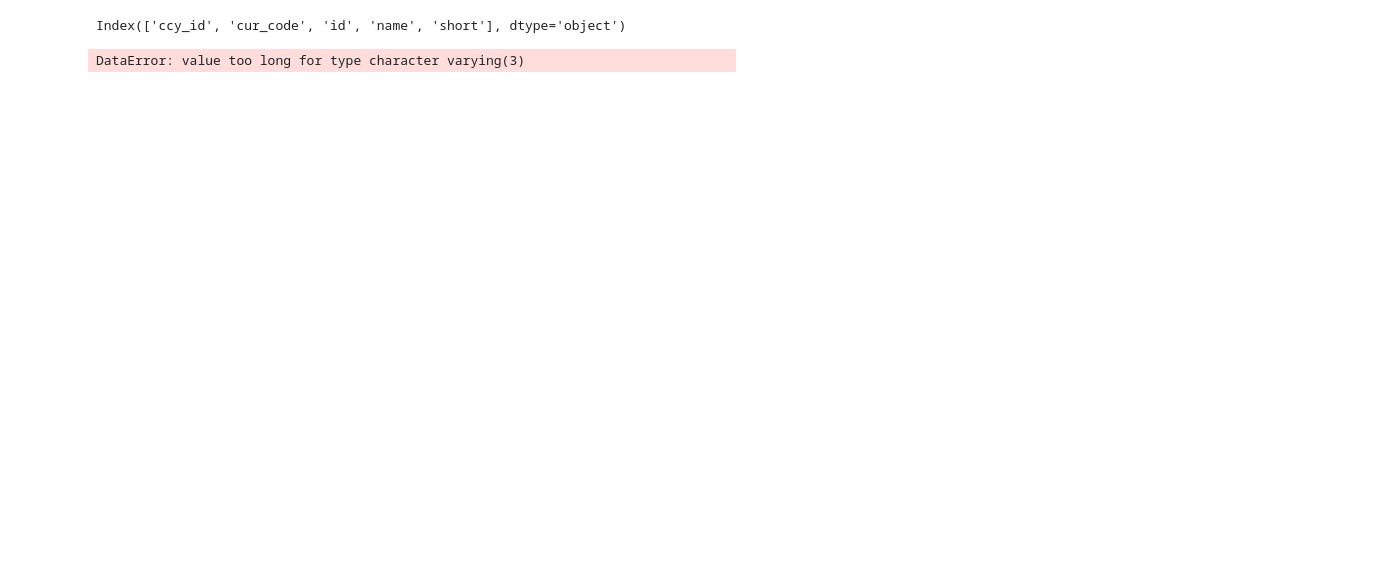
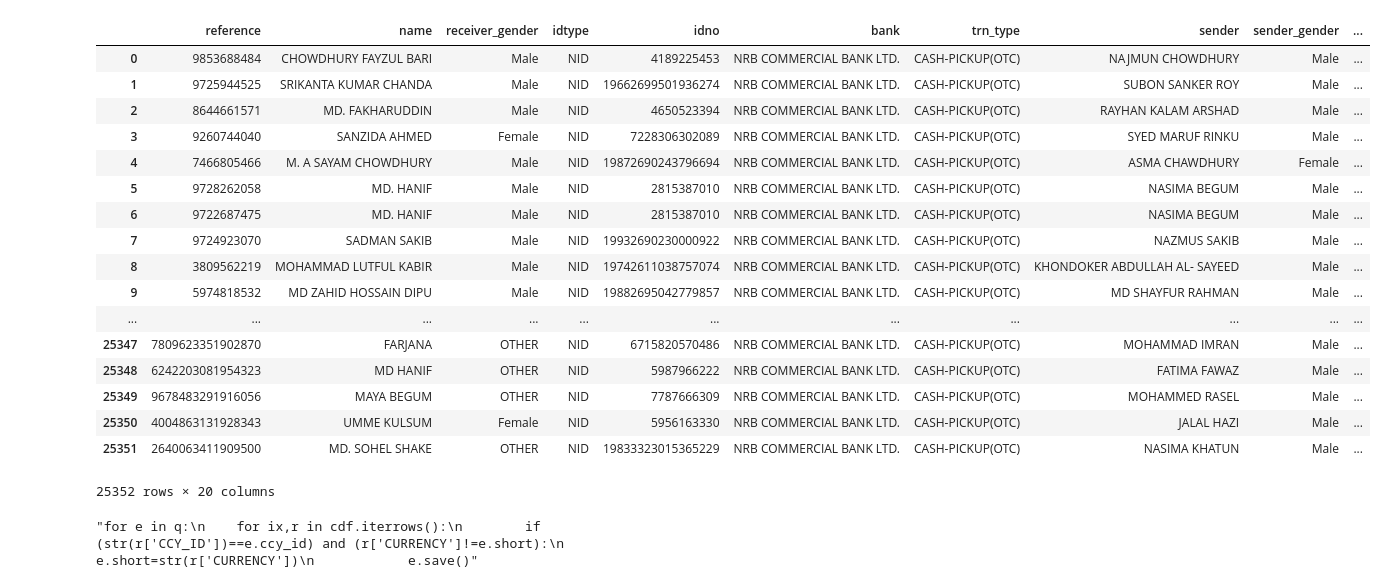
Before and after one commit to navid-rida/remmittance-app, a Jupyter notebook: Untitled.ipynb, the cells around one changed output. Cells and saved outputs as stored; diff of their text form; code cells hidden in the pictures; blank space fills up the shorter version.

```diff
--- a/Untitled.ipynb
+++ b/Untitled.ipynb
@@ -75,14 +103,17 @@ receiver_df = qset_to_df(Receiver.objects.filter(remmit__in=qset).distinct())
 e_df = qset_to_df(ExchangeHouse.objects.filter(remmit__in=qset).distinct())
 country_df = qset_to_df(Country.objects.filter(remmit__in=qset).distinct())
 currency_qset = Currency.objects.filter(remmit__in=qset).distinct()
-#rate_qset = Rate.objects.filter(currency__in=currency_qset)
 currency_df = qset_to_df(currency_qset)
-#rate_df = qset_to_df(rate_qset)
+rate_qset = Rate.objects.filter(currency__in=currency_qset)
+rate_df = qset_to_df(rate_qset)
+usd_rate = qset_to_df(Rate.objects.filter(currency__short= 'USD').filter(date__lte=timezone.now().date()))['rate'].values[0]
+
+#usd_df = qset_to_df(Rate.objects.filter(currency__short= 'USD').filter(date))
 #rate_df['date'] = pd.to_datetime(rate_df['date']).dt.date
-#usd_df = qset_to_df(Rate.objects.filter(currency__short= 'USD'))
 
-#cashin_qset = CashIncentive.objects.filter(remittance__in=qset).distinct()
-#cashin_df = qset_to_df(cashin_qset)
+
+cashin_qset = CashIncentive.objects.filter(remittance__in=qset, entry_category='P').distinct()
+cashin_df = qset_to_df(cashin_qset)
 
 df = pd.merge(receiver_df, remit_df, how = 'outer', left_on='id', right_on='receiver_id', suffixes=('_receiver', '_remittance'))
 df['receiver_gender'] = df['gender'].apply(gender_abbr)
@@ -100,31 +131,54 @@ df = df.merge(e_df, how = 'outer', left_on='exchange_id', right_on='id',suffixes
 df['date_sending'] = pd.to_datetime(df['date_sending']).dt.strftime("%d-%b-%Y").str.upper()
 
 df = df.merge(currency_df, how = 'outer', left_on='currency_id', right_on='id', suffixes=('', '_currency'))
-#df = df.merge(cashin_df, how = 'left', left_on='id_remittance', right_on='remittance_id', suffixes=('', '_cashin')) if not cashin_df.empty else df
+
+df = df.merge(rate_df, how = 'left', left_on = ['id_currency','date_create'], right_on=['currency_id','date'], suffixes=('','_rate'))
+
+#df['amt_bdt'] = df.apply(lambda x: x['amount'] if x['short']=='BDT' else Decimal(x['amount'])*Decimal(x['rate']), axis=1)
+df['amt_bdt'] = df.apply(lambda x: Decimal(x['amount']) * Decimal(x['rate']) if x['rate']!=None else None, axis=1)
+df['amt_usd'] = df['amt_bdt']/get_usd_rate()
+
+df = df.merge(cashin_df, how = 'left', left_on='id_remittance', right_on='remittance_id', suffixes=('', '_cashin')) if not cashin_df.empty else df
+df['date_cash_incentive_paid_cashin'] = pd.to_datetime(df['date_cash_incentive_paid_cashin']).dt.strftime("%d-%b-%Y").str.upper()
 #df = df[df['entry_category_cashin']]
 
 
 
-#df = df.merge(rate_df, how = 'left', left_on = ['id_currency','date_create'], right_on=['currency_id','date'], suffixes=('','_rate'))
 #df = df.merge(usd_df, how = 'left', left_on = 'date_create', right_on='date', suffixes=('','_usd'))
 
 
 
 #df['date_cash_incentive_paid_cashin'] = df['date_cash_incentive_paid_cashin'].dt.date.strftime("%d-%b-%Y").str.upper() if not cashin_df.empty else 'None'
 #df['exc_rate'] = Decimal(80.24)
-#df['amt_bdt'] = df.apply(lambda x: x['amount'] if x['short']=='BDT' else Decimal(x['amount'])*Decimal(x['rate']), axis=1)
+
 #df['currency_short_name'] = df['short'].apply(lambda x: "USD" if x=='BDT' else x)
 
 
-#df['amt_usd'] = df['amt_bdt']/df['rate_usd']
+
 #df['amount'] = df.apply(lambda x:x['amt_usd'] if x['short']=='BDT' else x['amount'], axis=1)
-#df['date_cash_incentive_paid_cashin'] = pd.to_datetime(df['date_cash_incentive_paid_cashin']).dt.strftime("%d-%b-%Y").str.upper()
 # %%
-currency_df.columns
+#df.columns
 #currency_df
-#df[['reference','name','receiver_gender','idtype','idno','bank','trn_type', 'sender', 'sender_gender','sender_occupation','name_country','name_exchange', 'date_sending', 'amount',]]#'currency_short_name', 'rate', 'amt_bdt','amt_usd','cash_incentive_amount_cashin', 'date_cash_incentive_paid_cashin']]
+df[['reference','name','receiver_gender','idtype','idno','bank','trn_type', 'sender', 'sender_gender','sender_occupation','name_country','name_exchange', 'date_sending', 'amount','short','rate','amt_bdt','amt_usd','cash_incentive_amount_cashin', 'date_cash_incentive_paid_cashin']]
 # %% [output]
+|  | reference | name | receiver_gender | idtype | idno | bank | trn_type | sender | sender_gender | ... |
+| 0 | 9853688484 | CHOWDHURY FAYZUL BARI | Male | NID | 4189225453 | NRB COMMERCIAL BANK LTD. | CASH-PICKUP(OTC) | NAJMUN CHOWDHURY | Male | ... |
+| 1 | 9725944525 | SRIKANTA KUMAR CHANDA | Male | NID | 19662699501936274 | NRB COMMERCIAL BANK LTD. | CASH-PICKUP(OTC) | SUBON SANKER ROY | Male | ... |
+| 2 | 8644661571 | MD. FAKHARUDDIN | Male | NID | 4650523394 | NRB COMMERCIAL BANK LTD. | CASH-PICKUP(OTC) | RAYHAN KALAM ARSHAD | Male | ... |
+| 3 | 9260744040 | SANZIDA AHMED | Female | NID | 7228306302089 | NRB COMMERCIAL BANK LTD. | CASH-PICKUP(OTC) | SYED MARUF RINKU | Male | ... |
+| 4 | 7466805466 | M. A SAYAM CHOWDHURY | Male | NID | 19872690243796694 | NRB COMMERCIAL BANK LTD. | CASH-PICKUP(OTC) | ASMA CHAWDHURY | Female | ... |
+| 5 | 9728262058 | MD. HANIF | Male | NID | 2815387010 | NRB COMMERCIAL BANK LTD. | CASH-PICKUP(OTC) | NASIMA BEGUM | Male | ... |
+| 6 | 9722687475 | MD. HANIF | Male | NID | 2815387010 | NRB COMMERCIAL BANK LTD. | CASH-PICKUP(OTC) | NASIMA BEGUM | Male | ... |
+| 7 | 9724923070 | SADMAN SAKIB | Male | NID | 19932690230000922 | NRB COMMERCIAL BANK LTD. | CASH-PICKUP(OTC) | NAZMUS SAKIB | Male | ... |
+| 8 | 3809562219 | MOHAMMAD LUTFUL KABIR | Male | NID | 19742611038757074 | NRB COMMERCIAL BANK LTD. | CASH-PICKUP(OTC) | KHONDOKER ABDULLAH AL- SAYEED | Male | ... |
+| 9 | 5974818532 | MD ZAHID HOSSAIN DIPU | Male | NID | 19882695042779857 | NRB COMMERCIAL BANK LTD. | CASH-PICKUP(OTC) | MD SHAYFUR RAHMAN | Male | ... |
+| ... | ... | ... | ... | ... | ... | ... | ... | ... | ... | ... |
+| 25347 | 7809623351902870 | FARJANA | OTHER | NID | 6715820570486 | NRB COMMERCIAL BANK LTD. | CASH-PICKUP(OTC) | MOHAMMAD IMRAN | Male | ... |
+| 25348 | 6242203081954323 | MD HANIF | OTHER | NID | 5987966222 | NRB COMMERCIAL BANK LTD. | CASH-PICKUP(OTC) | FATIMA FAWAZ | Male | ... |
+| 25349 | 9678483291916056 | MAYA BEGUM | OTHER | NID | 7787666309 | NRB COMMERCIAL BANK LTD. | CASH-PICKUP(OTC) | MOHAMMED RASEL | Male | ... |
+| 25350 | 4004863131928343 | UMME KULSUM | Female | NID | 5956163330 | NRB COMMERCIAL BANK LTD. | CASH-PICKUP(OTC) | JALAL HAZI | Male | ... |
+| 25351 | 2640063411909500 | MD. SOHEL SHAKE | OTHER | NID | 19833323015365229 | NRB COMMERCIAL BANK LTD. | CASH-PICKUP(OTC) | NASIMA KHATUN | Male | ... |
-Index(['ccy_id', 'cur_code', 'id', 'name', 'short'], dtype='object')
+25352 rows × 20 columns
 # %%
 from schedules.models import Currency
 q = Currency.objects.all()
@@ -132,12 +186,12 @@ p = Path("F:\Remittance RIT\\REFERENCE_FILE.xlsm")
 cdf = pd.read_excel(p, sheet_name="CURRENCY")
 # %%
-for e in q:
+"""for e in q:
     for ix,r in cdf.iterrows():
         if (str(r['CCY_ID'])==e.ccy_id) and (r['CURRENCY']!=e.short):
             e.short=str(r['CURRENCY'])
-            e.save()
+            e.save()"""
 # %% [output]
-DataError: value too long for type character varying(3)
+"for e in q:\n    for ix,r in cdf.iterrows():\n        if (str(r['CCY_ID'])==e.ccy_id) and (r['CURRENCY']!=e.short):\n            e.short=str(r['CURRENCY'])\n            e.save()"
 # %%
 for q in qset:
     if q.sender_occupation==None:
```
Also changed, not shown: parts of 7 cells of this notebook.
